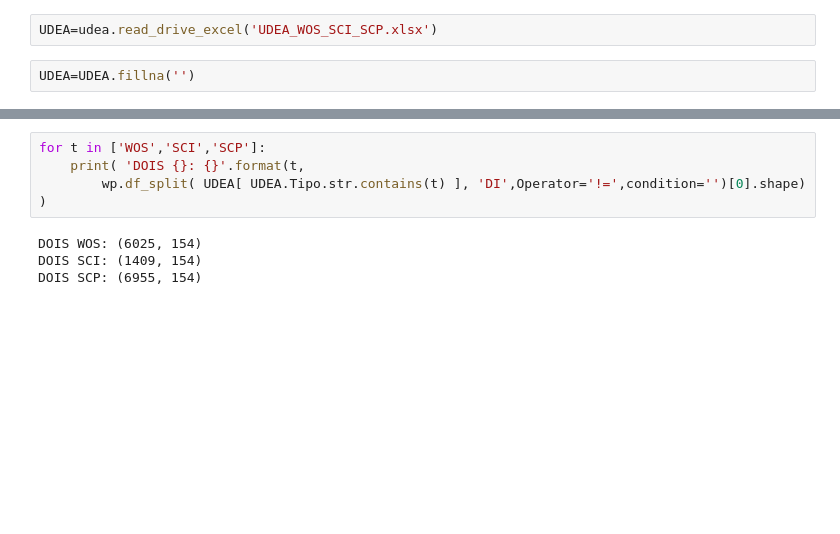
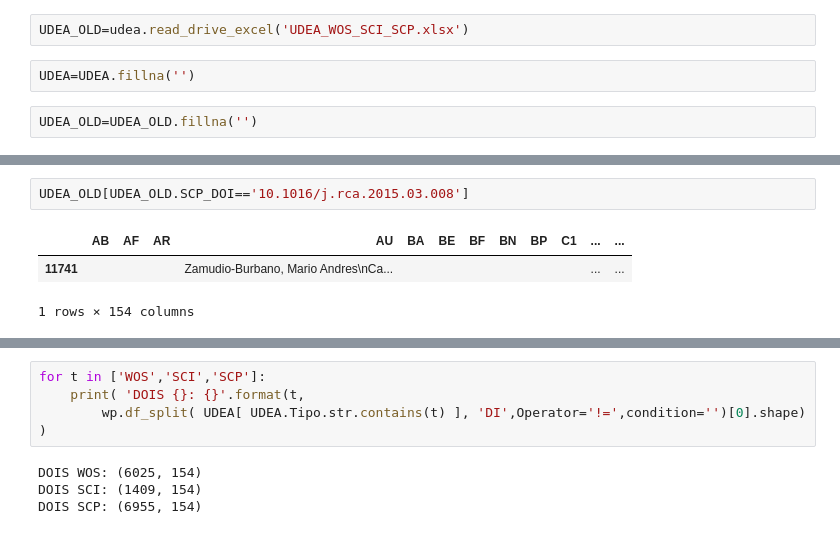
Before and after one commit to restrepo/medicion, a Jupyter notebook: cienciometria/WOS_SCI_SCP.ipynb, the cells around one changed output, grey strips where cells are left out. Saved outputs shown, nothing was run; the diff lists cells and outputs as text; blank space fills up the shorter version.

```diff
--- a/cienciometria/WOS_SCI_SCP.ipynb
+++ b/cienciometria/WOS_SCI_SCP.ipynb
@@ -84,7 +93,9 @@ udea=wp.wosplus('drive.cfg')
 # %%
-UDEA=udea.read_drive_excel('UDEA_WOS_SCI_SCP.xlsx')
+UDEA_OLD=udea.read_drive_excel('UDEA_WOS_SCI_SCP.xlsx')
 # %%
 UDEA=UDEA.fillna('')
+# %%
+UDEA_OLD=UDEA_OLD.fillna('')
 # %%
 wp.df_split( UDEA, 'DI',Operator='!=',condition='')[0].shape
 # %% [output]
@@ -91,0 +134,6 @@ wp.df_split( UDEA, 'DI',Operator='!=',condition='')[0].shape
+# %%
+UDEA_OLD[UDEA_OLD.SCP_DOI=='10.1016/j.rca.2015.03.008']
+# %% [output]
+|  | AB | AF | AR | AU | BA | BE | BF | BN | BP | C1 | ... | ... |
+| 11741 |  |  |  | Zamudio-Burbano, Mario Andres\nCa... |  |  |  |  |  |  | ... | ... |
+1 rows × 154 columns
```
Also changed, not shown: parts of 21 cells of this notebook.
